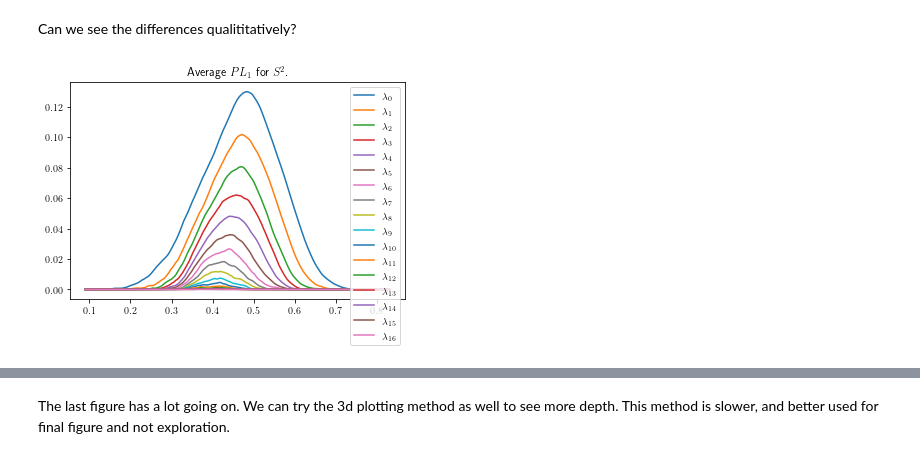
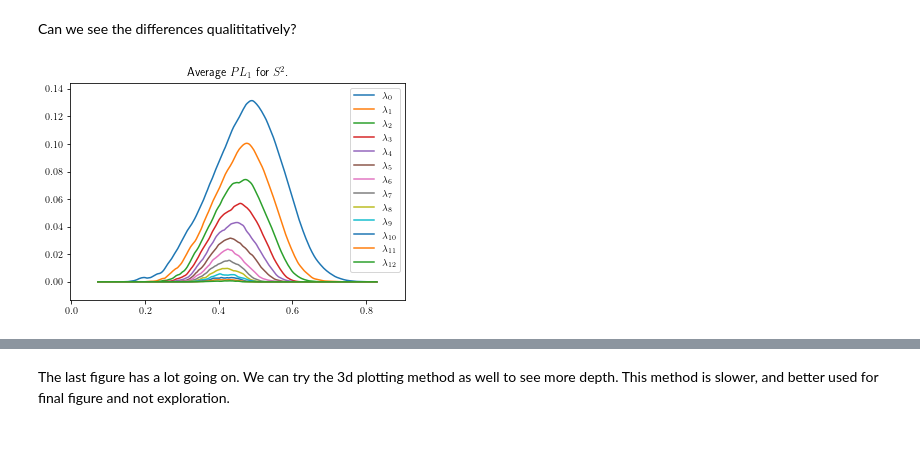
Before and after one commit to scikit-tda/persim, a Jupyter notebook: docs/notebooks/Differentiation with Persistence Landscapes.ipynb, the cells around one changed output, grey strips where cells are left out. Cells and saved outputs as stored; diff of their text form; code cells hidden in the pictures.

```diff
--- a/docs/notebooks/Differentiation with Persistence Landscapes.ipynb
+++ b/docs/notebooks/Differentiation with Persistence Landscapes.ipynb
@@ -80,8 +80,8 @@ Can we see the differences qualititatively?
 # %%
 # view figures in notebook
 # %matplotlib inline
 
-plot_landscape_simple(avg_sph2_snapped,title='Average $PL_1$ for $S^2$.')
+plot_landscape_simple(avg_sph2_snapped,title='Average $PL_1$ for $S^2$.',depth_range=range(13))
 # %% [output]
-[figure, old version]
+[figure, new version]
 # %%
```
Also changed, not shown: parts of 5 cells of this notebook, 8 other files.
